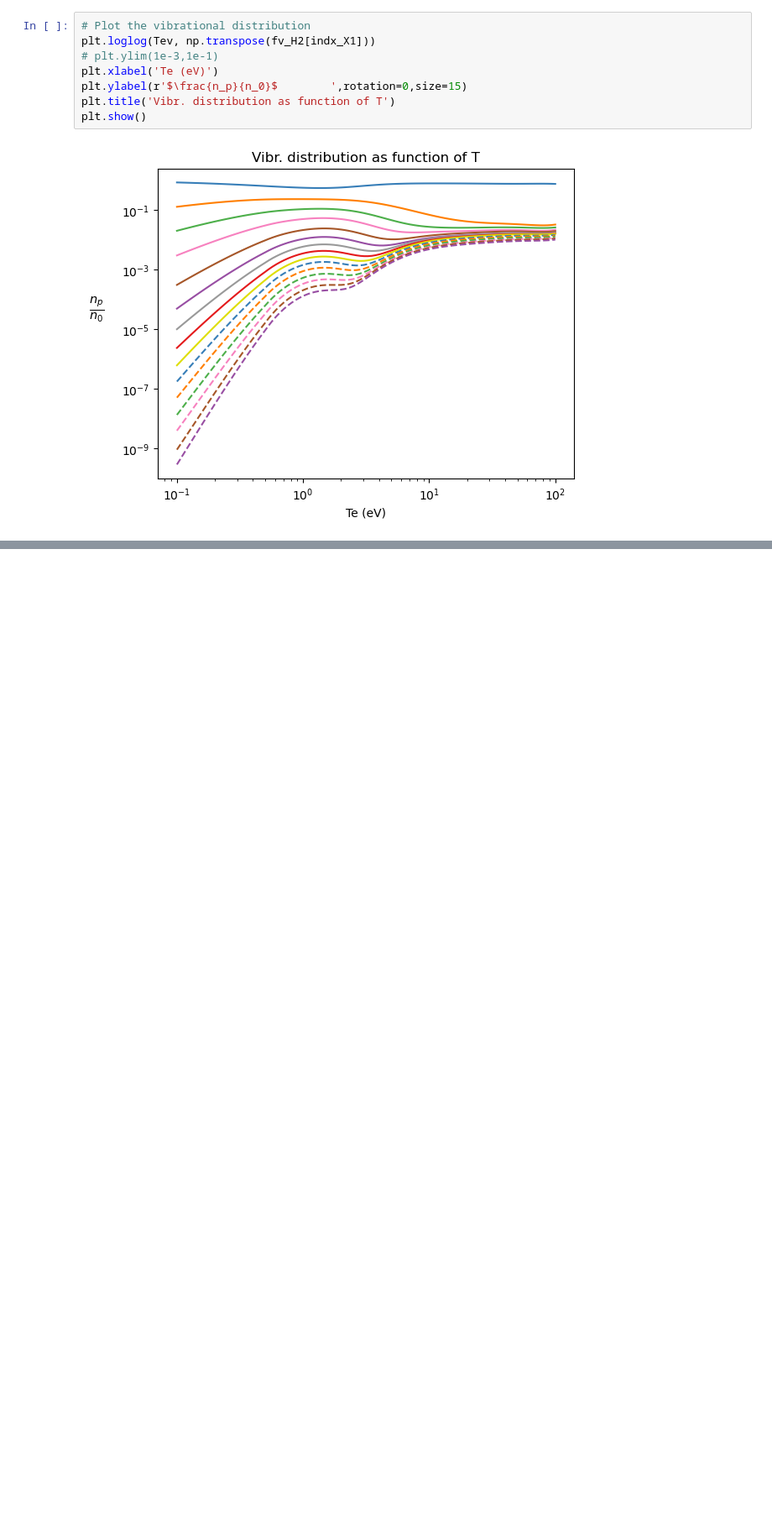
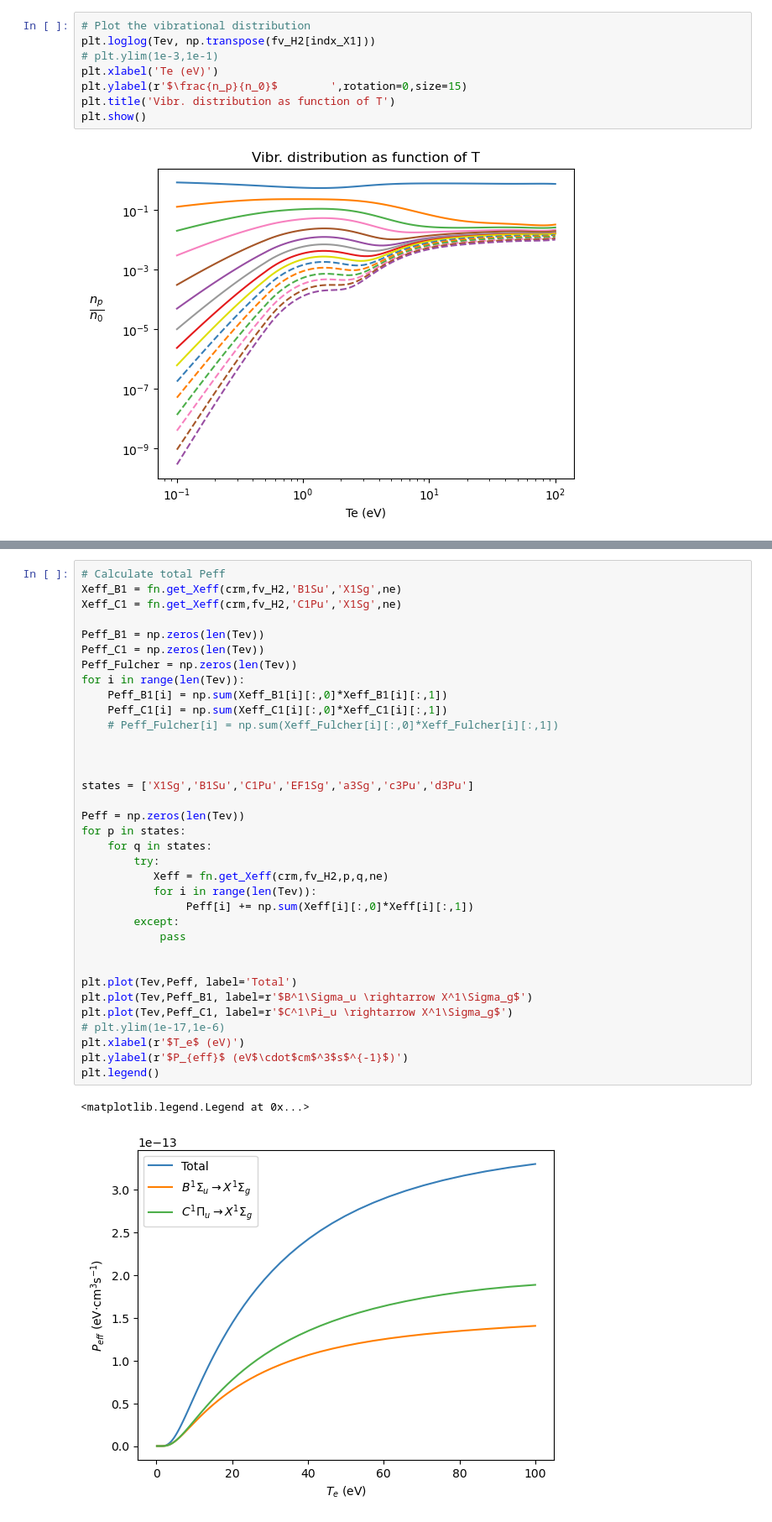
Before and after one commit to kevinverhaegh/Vibr_mod_effective_rates, a Jupyter notebook: Exp_file.ipynb, the cells around one changed output, grey strips where cells are left out. Shown at 84% size. Drawn from its saved outputs; the diff is of its cells as text; blank space fills up the shorter version.

```diff
--- a/Exp_file.ipynb
+++ b/Exp_file.ipynb
@@ -79,0 +96,38 @@ plt.show()
+# %%
+# Calculate total Peff
+Xeff_B1 = fn.get_Xeff(crm,fv_H2,'B1Su','X1Sg',ne)
+Xeff_C1 = fn.get_Xeff(crm,fv_H2,'C1Pu','X1Sg',ne)
+
+Peff_B1 = np.zeros(len(Tev))
+Peff_C1 = np.zeros(len(Tev))
+Peff_Fulcher = np.zeros(len(Tev))
+for i in range(len(Tev)):
+    Peff_B1[i] = np.sum(Xeff_B1[i][:,0]*Xeff_B1[i][:,1])
+    Peff_C1[i] = np.sum(Xeff_C1[i][:,0]*Xeff_C1[i][:,1])
+    # Peff_Fulcher[i] = np.sum(Xeff_Fulcher[i][:,0]*Xeff_Fulcher[i][:,1])
+
+
+
+states = ['X1Sg','B1Su','C1Pu','EF1Sg','a3Sg','c3Pu','d3Pu']
+
+Peff = np.zeros(len(Tev))
+for p in states:
+    for q in states:
+        try:
+           Xeff = fn.get_Xeff(crm,fv_H2,p,q,ne)
+           for i in range(len(Tev)):
+                Peff[i] += np.sum(Xeff[i][:,0]*Xeff[i][:,1])
+        except:
+            pass
+
+
+plt.plot(Tev,Peff, label='Total')
+plt.plot(Tev,Peff_B1, label=r'$B^1\Sigma_u \rightarrow X^1\Sigma_g$')
+plt.plot(Tev,Peff_C1, label=r'$C^1\Pi_u \rightarrow X^1\Sigma_g$')
+# plt.ylim(1e-17,1e-6)
+plt.xlabel(r'$T_e$ (eV)')
+plt.ylabel(r'$P_{eff}$ (eV$\cdot$cm$^3$s$^{-1}$)')
+plt.legend()
+# %% [output]
+<matplotlib.legend.Legend at 0x...>
+[figure, added]
```
Also changed, not shown: parts of 7 cells of this notebook, 5 other files.
